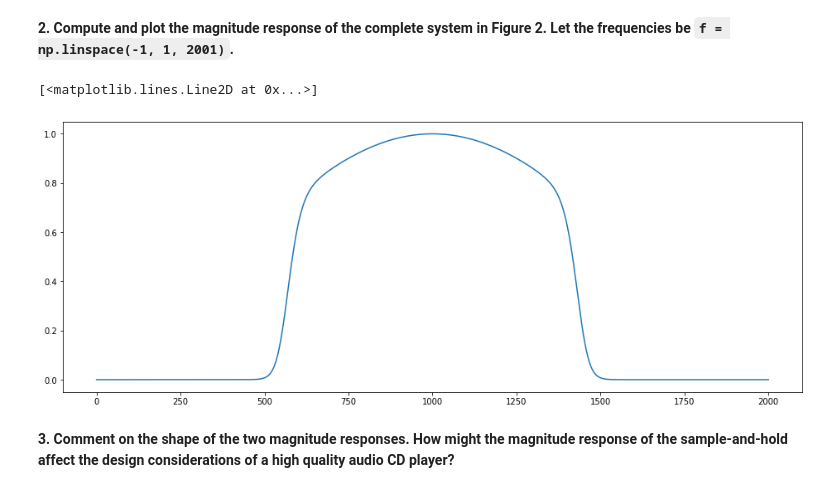
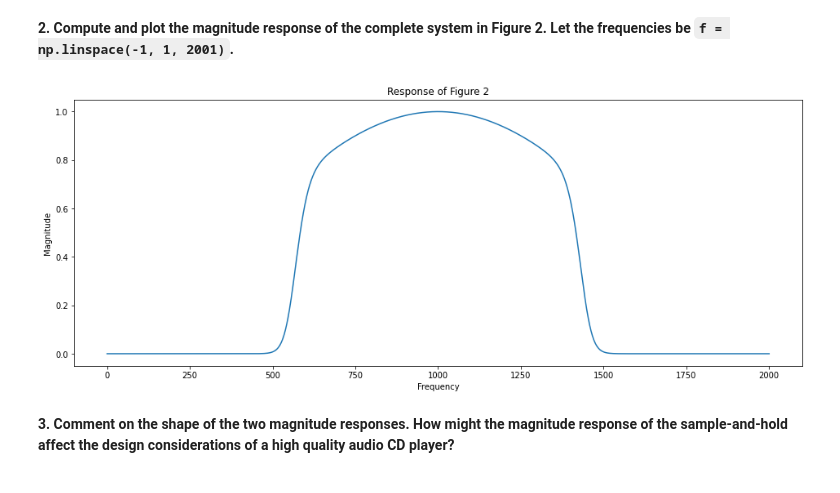
Before and after one commit to cdavin2/dsp_lab04a, a Jupyter notebook: lab04a_final_report.ipynb, the cells around one changed output. Cells and saved outputs as stored; diff of their text form; code cells hidden in the pictures.

```diff
--- a/lab04a_final_report.ipynb
+++ b/lab04a_final_report.ipynb
@@ -57,16 +56,19 @@ plt.plot(Hb_abs)
 # %%
 # write your code here
 f = np.linspace(-1, 1, 2001)
 Ts = 1
 fc = .45
 N = 20
 
-Hf_abs = ( 1 / (1 + (f/fc)**N) )**2  * np.abs(np.sinc(f*Ts))
+H_abs = ( 1 / (1 + (f/fc)**N) )**2  * np.abs(np.sinc(f*Ts))
 
-plt.plot(Hf_abs)
+plt.title('Response of Figure 2')
+plt.ylabel('Magnitude')
+plt.xlabel('Frequency')
+plt.plot(H_abs)
+plt.show()
 # %% [output]
-[<matplotlib.lines.Line2D at 0x...>]
-[figure, old version]
+[figure, new version]
 # %% [markdown]
 **3. Comment on the shape of the two magnitude responses. How might the magnitude response of the sample-and-hold affect the design considerations of a high quality audio CD player?**
 # %% [markdown]
```
Also changed, not shown: parts of 16 cells of this notebook.
